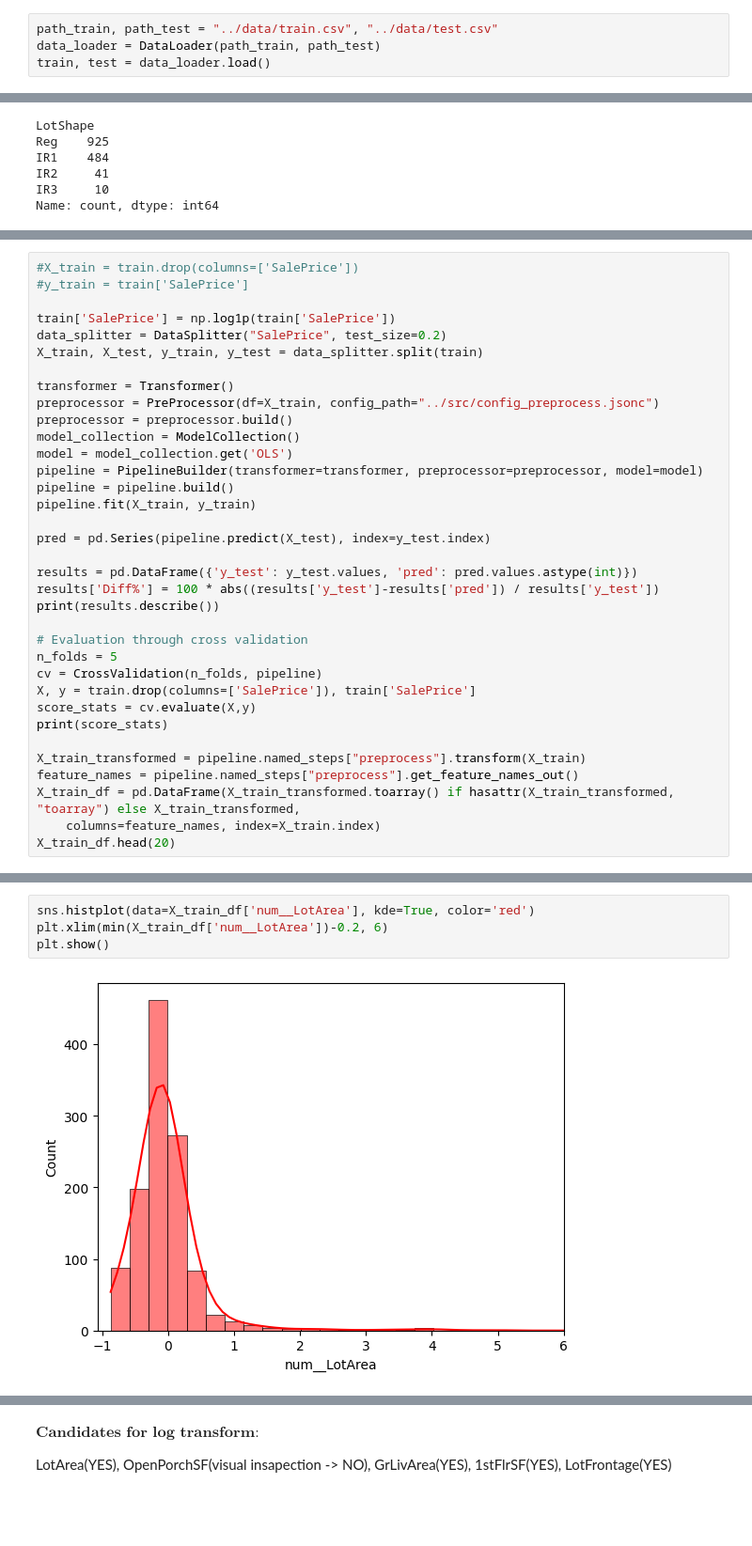
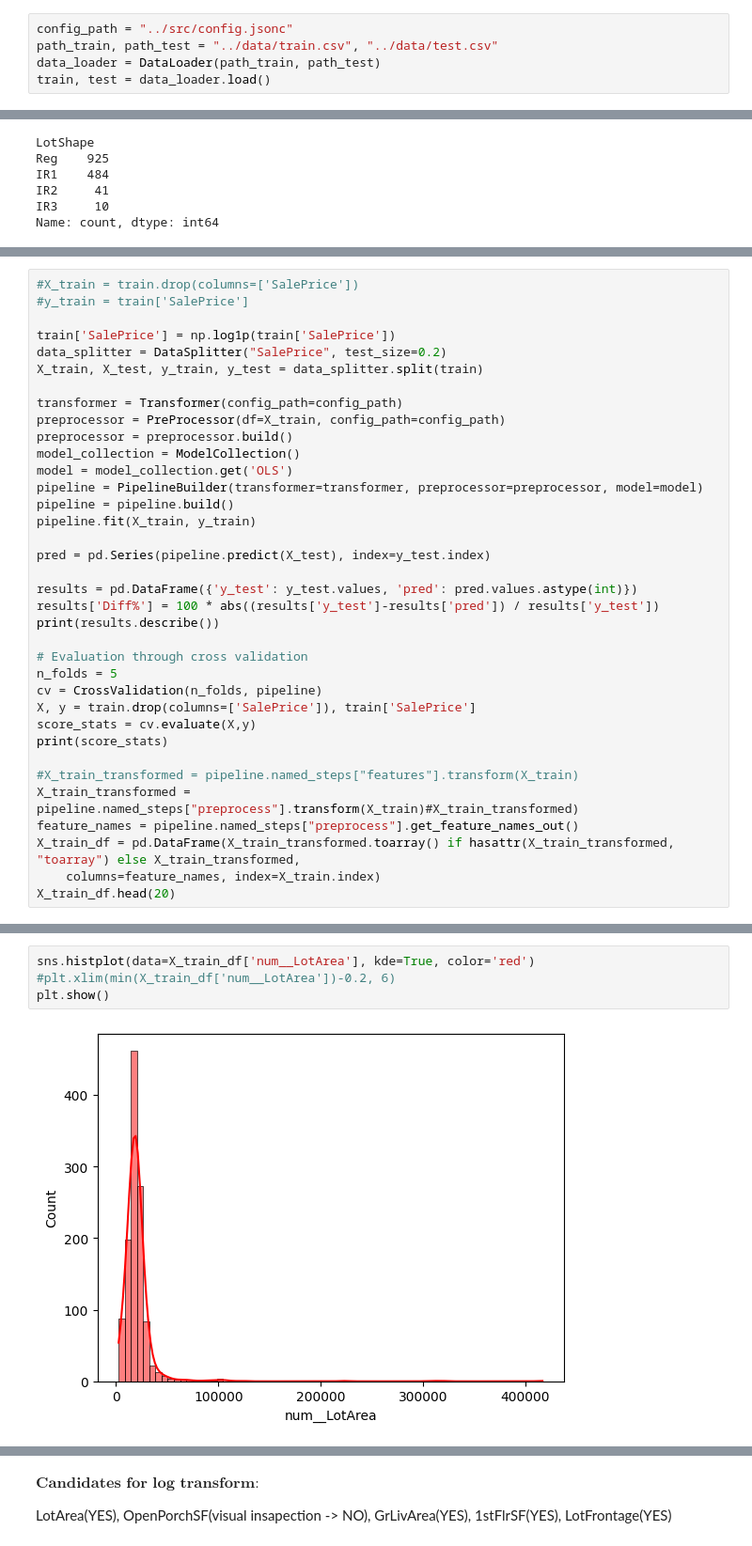
Before and after one commit to FelipeBuzato/House-Pricing, a Jupyter notebook: notebooks/draft.ipynb, the cells around one changed output, grey strips where cells are left out. Shown at 94% size. Cells and saved outputs as stored; diff of their text form; blank space fills up the shorter version.

```diff
--- a/notebooks/draft.ipynb
+++ b/notebooks/draft.ipynb
@@ -18,6 +18,7 @@ from ModelCollection import ModelCollection
 from PipelineBuilder import PipelineBuilder
 from CrossValidation import CrossValidation
 # %%
+config_path = "../src/config.jsonc"
 path_train, path_test = "../data/train.csv", "../data/test.csv"
 data_loader = DataLoader(path_train, path_test)
 train, test = data_loader.load()
@@ -115,8 +116,8 @@ train['SalePrice'] = np.log1p(train['SalePrice'])
 data_splitter = DataSplitter("SalePrice", test_size=0.2)
 X_train, X_test, y_train, y_test = data_splitter.split(train)
 
-transformer = Transformer()
-preprocessor = PreProcessor(df=X_train, config_path="../src/config_preprocess.jsonc")
+transformer = Transformer(config_path=config_path)
+preprocessor = PreProcessor(df=X_train, config_path=config_path)
 preprocessor = preprocessor.build()
 model_collection = ModelCollection()
 model = model_collection.get('OLS')
@@ -137,7 +138,8 @@ X, y = train.drop(columns=['SalePrice']), train['SalePrice']
 score_stats = cv.evaluate(X,y)
 print(score_stats)
 
-X_train_transformed = pipeline.named_steps["preprocess"].transform(X_train)
+#X_train_transformed = pipeline.named_steps["features"].transform(X_train)
+X_train_transformed = pipeline.named_steps["preprocess"].transform(X_train)#X_train_transformed)
 feature_names = pipeline.named_steps["preprocess"].get_feature_names_out()
 X_train_df = pd.DataFrame(X_train_transformed.toarray() if hasattr(X_train_transformed, "toarray") else X_train_transformed,
     columns=feature_names, index=X_train.index)
@@ -241,10 +243,10 @@ cat__Utilities_AllPub  cat__Street_Pave  num__MiscVal  num__LotArea
 Name: count, Length: 905, dtype: int64
 # %%
 sns.histplot(data=X_train_df['num__LotArea'], kde=True, color='red')
-plt.xlim(min(X_train_df['num__LotArea'])-0.2, 6)
+#plt.xlim(min(X_train_df['num__LotArea'])-0.2, 6)
 plt.show()
 # %% [output]
-[figure, old version]
+[figure, new version]
 # %%
 # We'll run a linear regression of target against raw feature, then against log feature, and compare the CVs
 # If after applying log to the feature we notice an improvement in CV score, this is a signal that the
```
Also changed, not shown: parts of 6 cells of this notebook, 9 other files.
